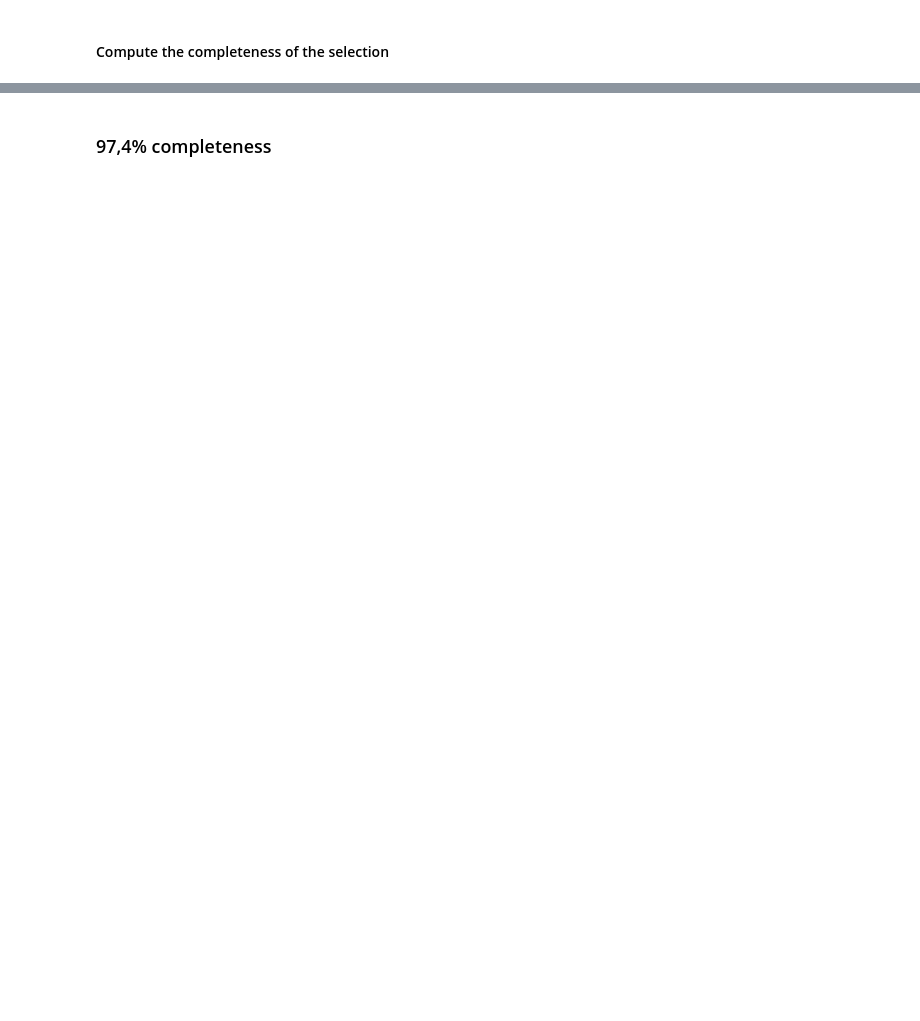
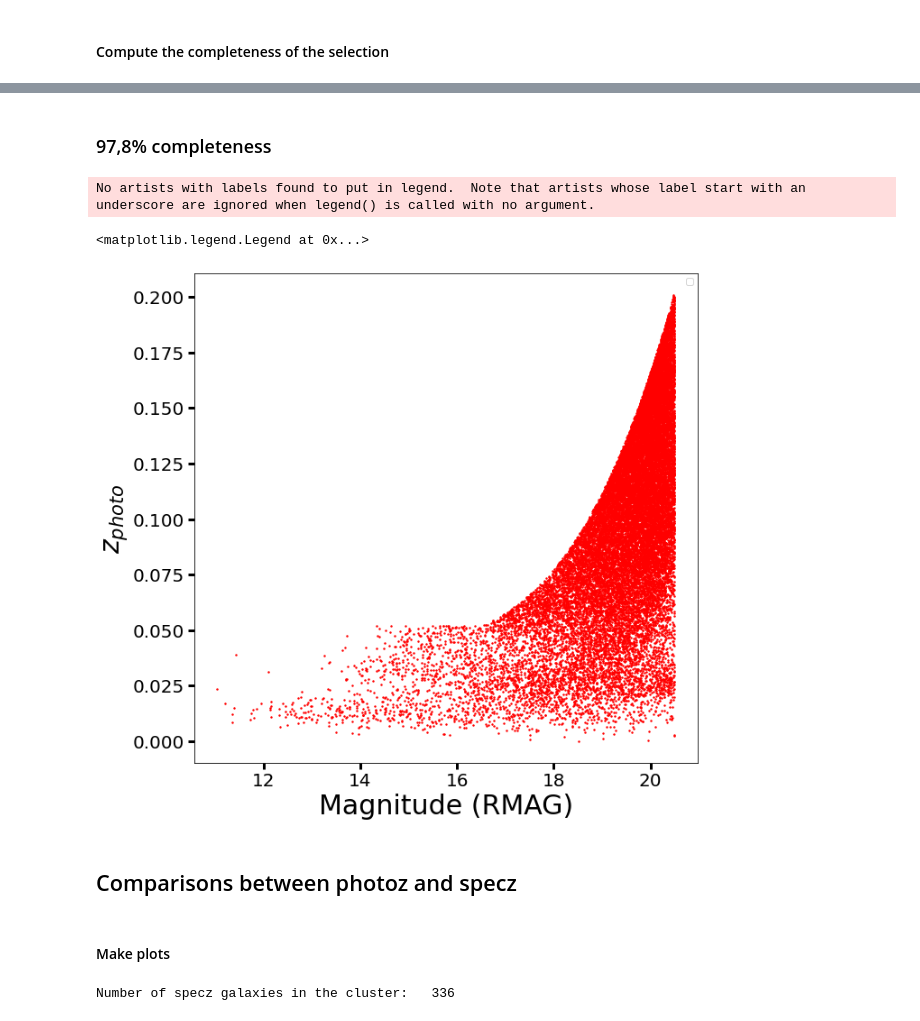
Before and after one commit to 4MOST-CHANCES/Low-z-TS-photo-z_selection_Hydra, a Jupyter notebook: photoz-selection.ipynb, the cells around one changed output, grey strips where cells are left out. Drawn from its saved outputs; the diff is of its cells as text; code cells hidden in the pictures; blank space fills up the shorter version.

```diff
--- a/photoz-selection.ipynb
+++ b/photoz-selection.ipynb
@@ -125,7 +127,7 @@ z_cluster = 0.012
 # %%
 dfs = []
 n = 0
-f = 5
+f = 4
 
 for r in np.unique(rmag):
 #The idea here is to use the sigma_nmad function above r~16.5, and a constant value of sigma_nmad under r~16.5
@@ -255,2 +278,27 @@ completeness = 0.974
 # %% [markdown]
-### 97,4% completeness
+### 97,8% completeness
+# %%
+table_final = pd.read_csv("CHANCES-catalogues/Hydra_Catalogue.csv", usecols=['OBJECT_ID', 'RA_J2000', 'Dec_J2000',
+                                                                             'zml', 'RFIBER', 'RMAG'])
+# %%
+rmag = table_final["RMAG"]
+zml = table_final["zml"]
+# %%
+fontsize=30
+labelsize=20
+
+fig = plt.figure(figsize=(10, 10))
+ax = fig.add_subplot(111)
+
+ax.scatter(rmag, zml, s=2.0, color='red')
+ax.set_xlabel("Magnitude (RMAG)", fontsize=fontsize)
+ax.set_ylabel(r"$z_{photo}$", fontsize=fontsize)
+ax.xaxis.set_tick_params(labelsize=labelsize, width=3, length=7)
+ax.yaxis.set_tick_params(labelsize=labelsize, width=3, length=7)
+ax.legend()
+# %% [output]
+No artists with labels found to put in legend.  Note that artists whose label start with an underscore are ignored when legend() is called with no argument.
+<matplotlib.legend.Legend at 0x...>
+[figure, added]
+# %% [markdown]
+## Comparisons between photoz and specz
@@ -256,0 +372,2 @@ completeness = 0.974
+# %% [markdown]
+#### Make plots
@@ -256,0 +378,7 @@ completeness = 0.974
+# %%
+#z_lower and z_upper above in the code, when selecting for specz galaxies in the cluster
+mask_plot = (zspec > z_lower) & (zspec < z_upper)
+galaxies_in_plot = np.sum(mask_plot)
+print("Number of specz galaxies in the cluster: {:5d}".format(galaxies_in_plot))
+# %% [output]
+Number of specz galaxies in the cluster:   336
```
Also changed, not shown: parts of 27 cells of this notebook.
